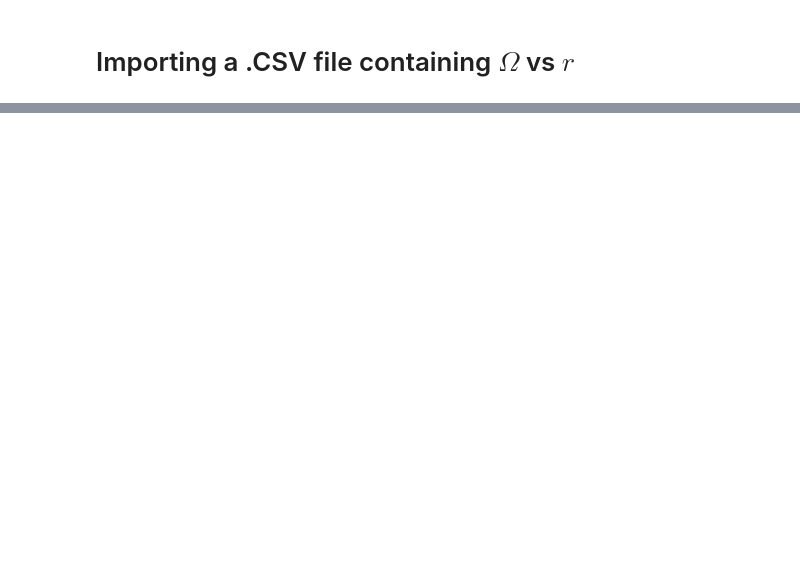
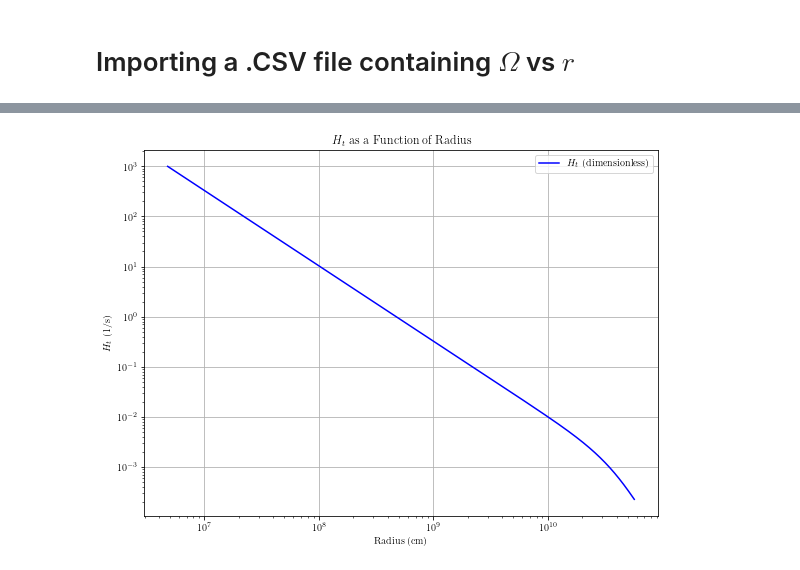
Before and after one commit to gibranmr/accretion, a Jupyter notebook: accretion.ipynb, the cells around one changed output, grey strips where cells are left out. Drawn from its saved outputs; the diff is of its cells as text; code cells hidden in the pictures; blank space fills up the shorter version.

```diff
--- a/accretion.ipynb
+++ b/accretion.ipynb
@@ -579,0 +695,25 @@ plt.show()
+# %%
+def H_t(r):
+    t_eq_val = t_eq(r)
+    return 1 / t_eq_val
+
+# Compute H_t for each r in the radius range (1/s)
+H_t_values = [H_t(r) for r in radius_range_Omega]
+
+# Create the high-quality plot
+plt.figure(figsize=(8, 6))
+plt.loglog(radius_range_Omega, H_t_values, label='$H_t$ (dimensionless)', color='blue')
+plt.xlabel('Radius (cm)')
+plt.ylabel('$H_t$ (1/s)')
+plt.title('$H_t$ as a Function of Radius')
+plt.grid(True)
+plt.legend()
+plt.tight_layout()
+
+# Save the plot as a high-quality image
+#plt.savefig('H_t_plot.png', dpi=300)
+
+# Show the plot
+plt.show()
+# %% [output]
+[figure, added]
```
Also changed, not shown: parts of 25 cells of this notebook.
